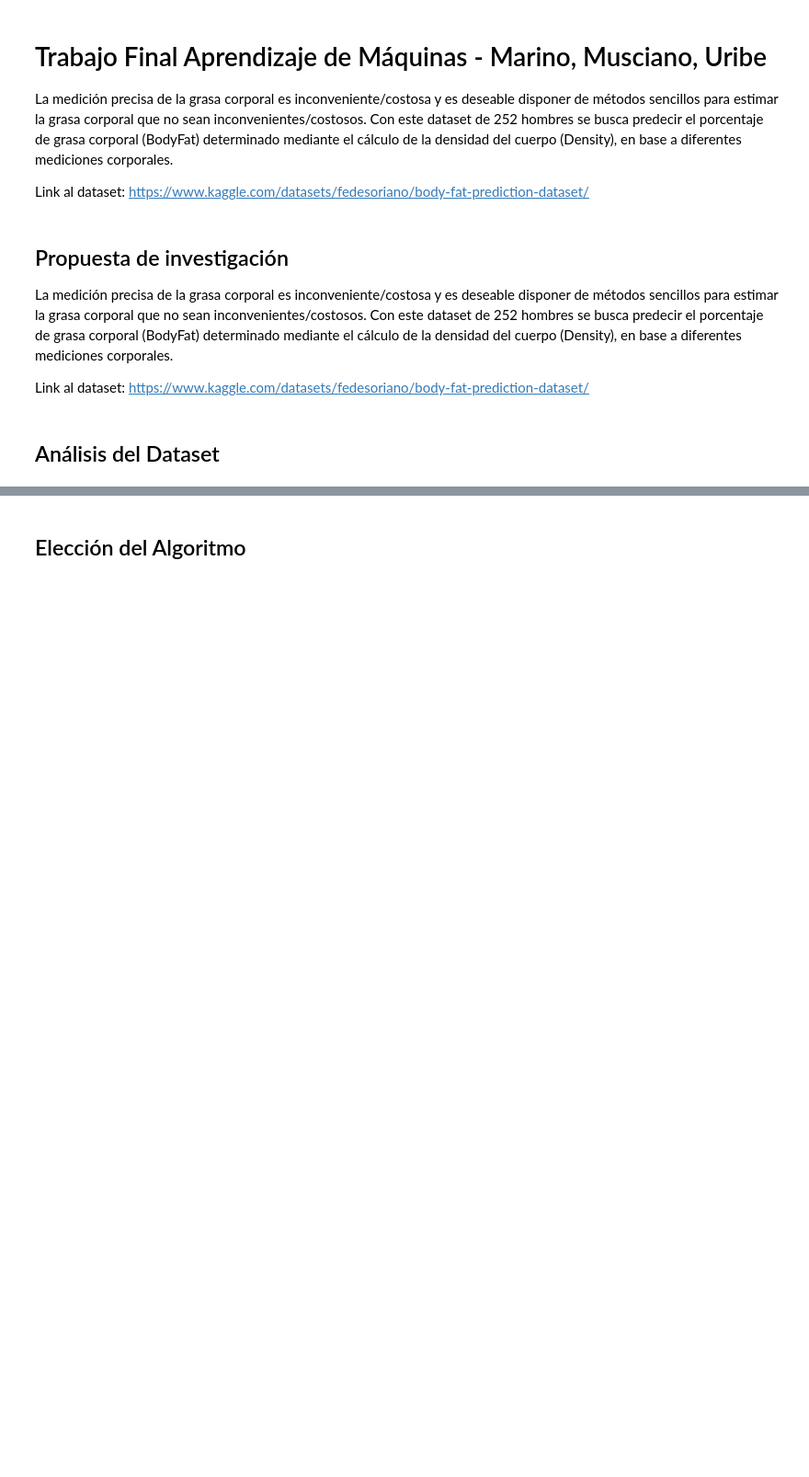
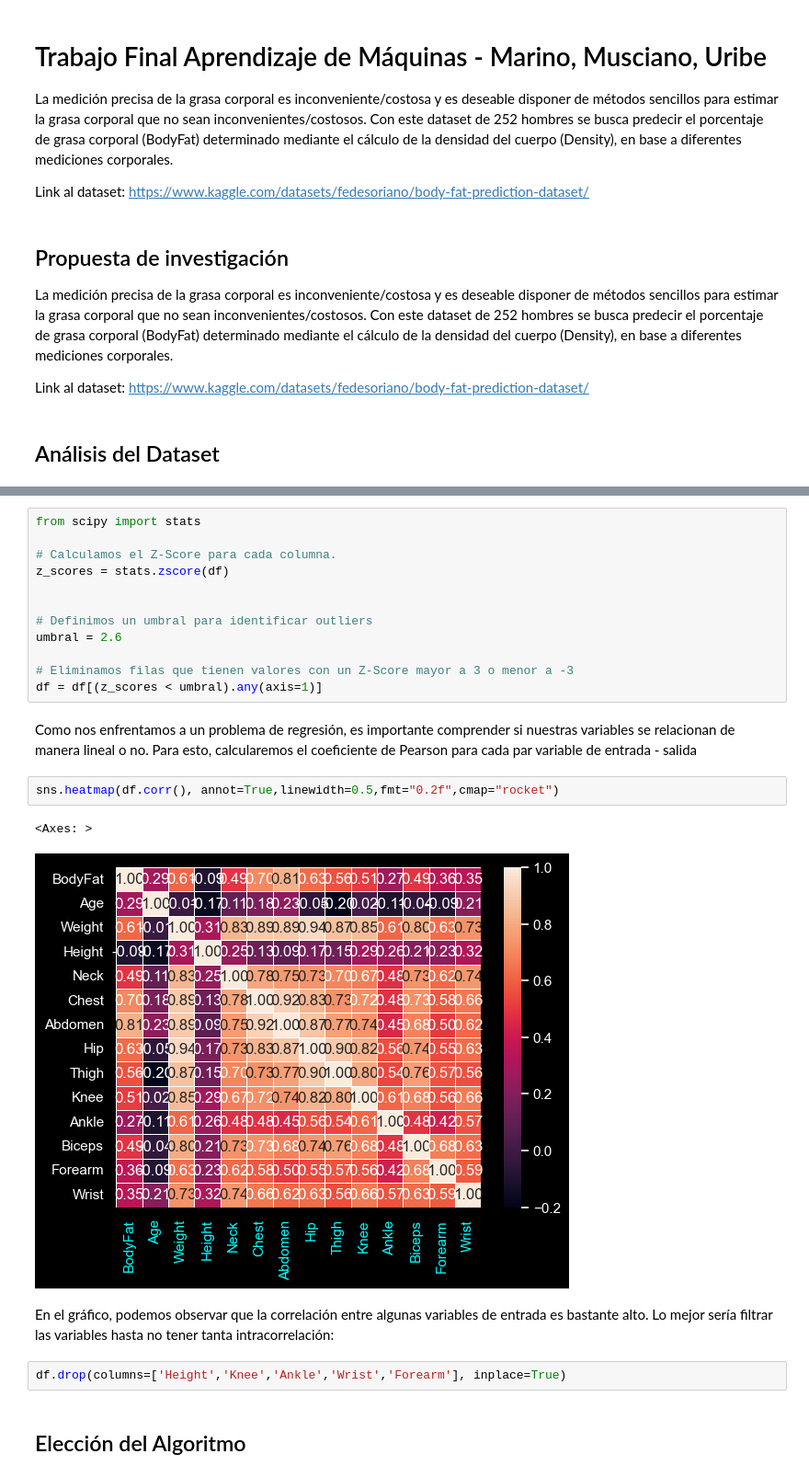
Before and after one commit to Muscian/aprMaqI_CEIA_fork, a Jupyter notebook: trabajo_final/TrabajoFinal.ipynb, the cells around one changed output, grey strips where cells are left out. Shown at 92% size. Drawn from its saved outputs; the diff is of its cells as text; blank space fills up the shorter version.

```diff
--- a/trabajo_final/TrabajoFinal.ipynb
+++ b/trabajo_final/TrabajoFinal.ipynb
@@ -62,2 +95,25 @@ display(df.describe())
+# %%
+from scipy import stats
+
+# Calculamos el Z-Score para cada columna.
+z_scores = stats.zscore(df)
+
+
+# Definimos un umbral para identificar outliers
+umbral = 2.6
+
+# Eliminamos filas que tienen valores con un Z-Score mayor a 3 o menor a -3
+df = df[(z_scores < umbral).any(axis=1)]
+# %% [markdown]
+Como nos enfrentamos a un problema de regresión, es importante comprender si nuestras variables se relacionan de manera lineal o no. Para esto, calcularemos el coeficiente de Pearson para cada par variable de entrada - salida
+# %%
+sns.heatmap(df.corr(), annot=True,linewidth=0.5,fmt="0.2f",cmap="rocket")
+# %% [output]
+<Axes: >
+[figure, added]
+# %% [markdown]
+En el gráfico, podemos observar que la correlación entre algunas variables de entrada es bastante alto. Lo mejor sería filtrar las variables hasta no tener tanta intracorrelación:
+# %%
+df.drop(columns=['Height','Knee','Ankle','Wrist','Forearm'], inplace=True)
 # %% [markdown]
 ## Elección del Algoritmo
```
Also changed, not shown: parts of 9 cells of this notebook.
